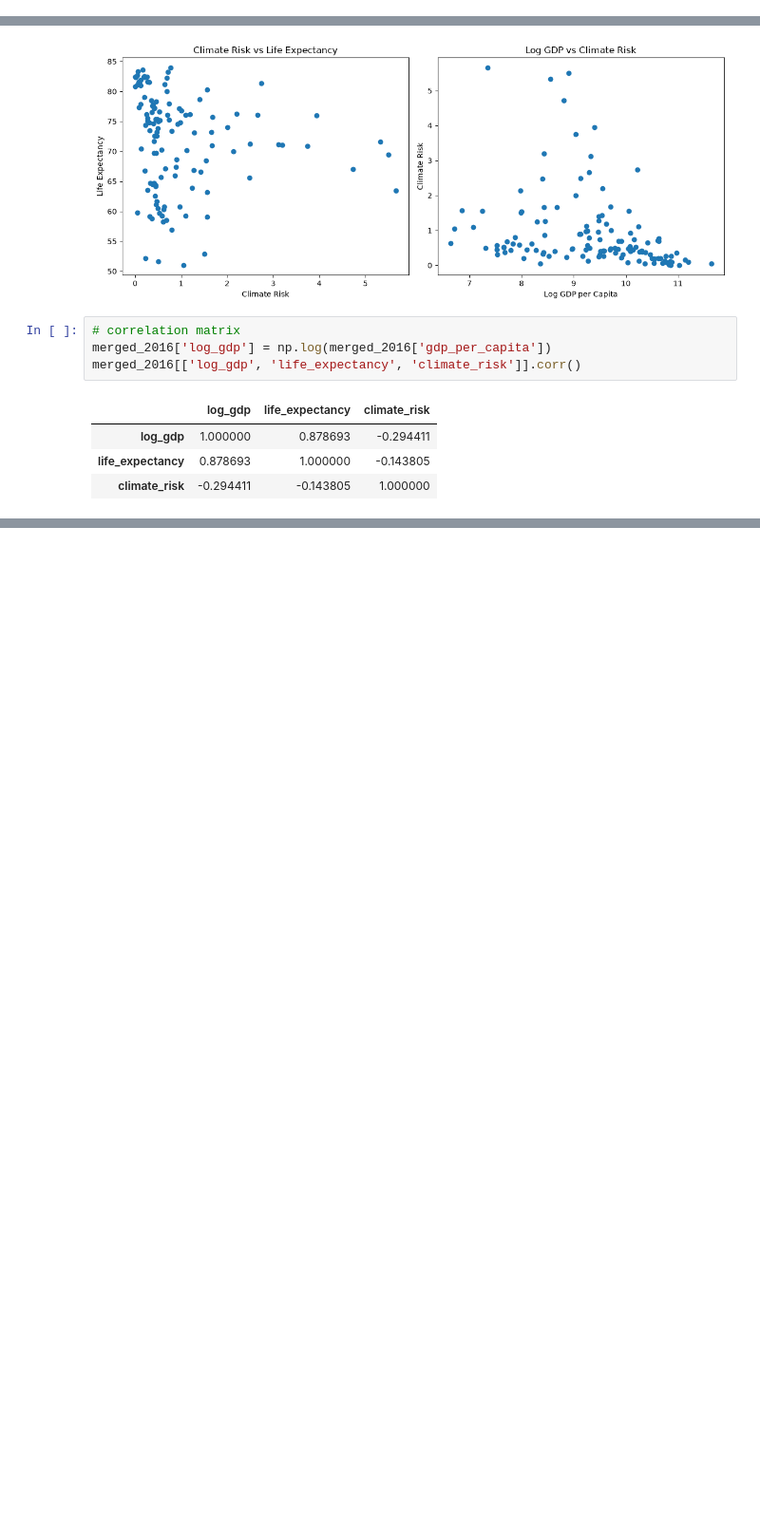
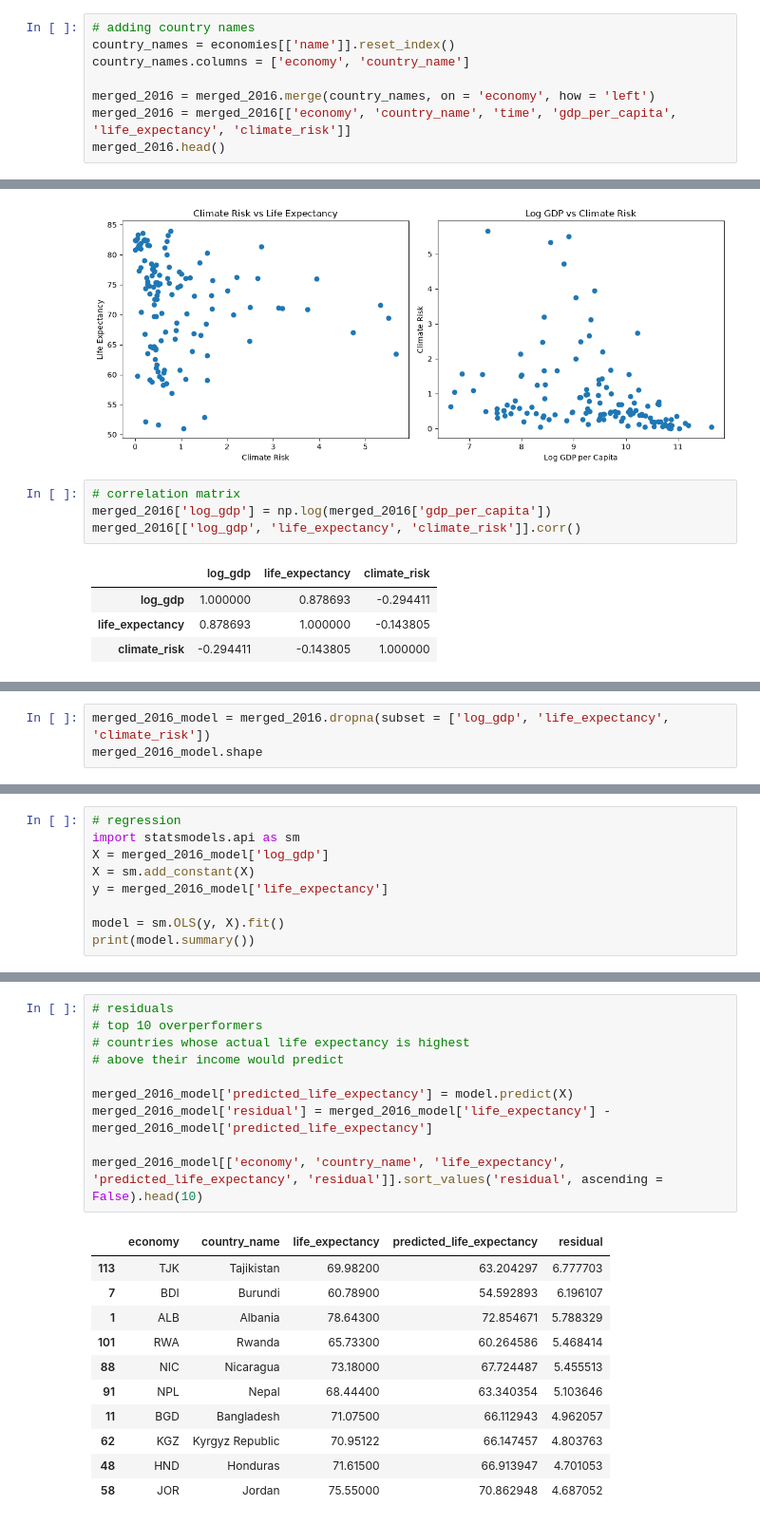
Before and after one commit to ambriapearce/life_expectancy_climate_risk, a Jupyter notebook: climate_risk.ipynb, the cells around one changed output, grey strips where cells are left out. Shown at 95% size. Drawn from its saved outputs; the diff is of its cells as text; blank space fills up the shorter version.

Commit message:
Add country names to map with economy codes
Modify cleaned dataset to add country names
 for a clearer understanding and
 better readability.

```diff
--- a/climate_risk.ipynb
+++ b/climate_risk.ipynb
@@ -714,0 +712,8 @@ merged_2016.head()
+# %%
+# adding country names
+country_names = economies[['name']].reset_index()
+country_names.columns = ['economy', 'country_name']
+
+merged_2016 = merged_2016.merge(country_names, on = 'economy', how = 'left')
+merged_2016 = merged_2016[['economy', 'country_name', 'time', 'gdp_per_capita', 'life_expectancy', 'climate_risk']]
+merged_2016.head()
@@ -794,0 +828,3 @@ merged_2016[['log_gdp', 'life_expectancy', 'climate_risk']].corr()
+# %%
+merged_2016_model = merged_2016.dropna(subset = ['log_gdp', 'life_expectancy', 'climate_risk'])
+merged_2016_model.shape
@@ -794,0 +833,9 @@ merged_2016[['log_gdp', 'life_expectancy', 'climate_risk']].corr()
+# %%
+# regression
+import statsmodels.api as sm
+X = merged_2016_model['log_gdp']
+X = sm.add_constant(X)
+y = merged_2016_model['life_expectancy']
+
+model = sm.OLS(y, X).fit()
+print(model.summary())
@@ -794,0 +860,22 @@ merged_2016[['log_gdp', 'life_expectancy', 'climate_risk']].corr()
+# %%
+# residuals
+# top 10 overperformers
+# countries whose actual life expectancy is highest
+# above their income would predict
+
+merged_2016_model['predicted_life_expectancy'] = model.predict(X)
+merged_2016_model['residual'] = merged_2016_model['life_expectancy'] - merged_2016_model['predicted_life_expectancy']
+
+merged_2016_model[['economy', 'country_name', 'life_expectancy', 'predicted_life_expectancy', 'residual']].sort_values('residual', ascending = False).head(10)
+# %% [output]
+|  | economy | country_name | life_expectancy | predicted_life_expectancy | residual |
+| 113 | TJK | Tajikistan | 69.98200 | 63.204297 | 6.777703 |
+| 7 | BDI | Burundi | 60.78900 | 54.592893 | 6.196107 |
+| 1 | ALB | Albania | 78.64300 | 72.854671 | 5.788329 |
+| 101 | RWA | Rwanda | 65.73300 | 60.264586 | 5.468414 |
+| 88 | NIC | Nicaragua | 73.18000 | 67.724487 | 5.455513 |
+| 91 | NPL | Nepal | 68.44400 | 63.340354 | 5.103646 |
+| 11 | BGD | Bangladesh | 71.07500 | 66.112943 | 4.962057 |
+| 62 | KGZ | Kyrgyz Republic | 70.95122 | 66.147457 | 4.803763 |
+| 48 | HND | Honduras | 71.61500 | 66.913947 | 4.701053 |
+| 58 | JOR | Jordan | 75.55000 | 70.862948 | 4.687052 |
```
Also changed, not shown: parts of 16 cells of this notebook.
